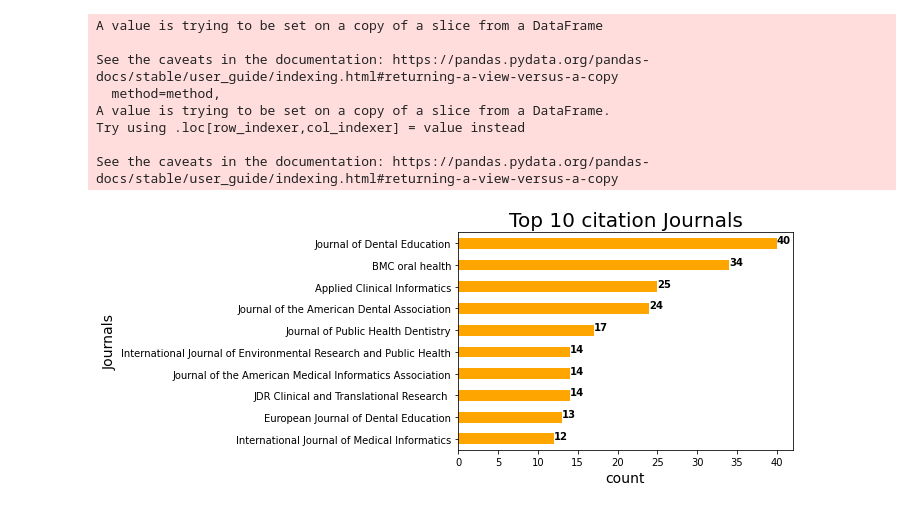
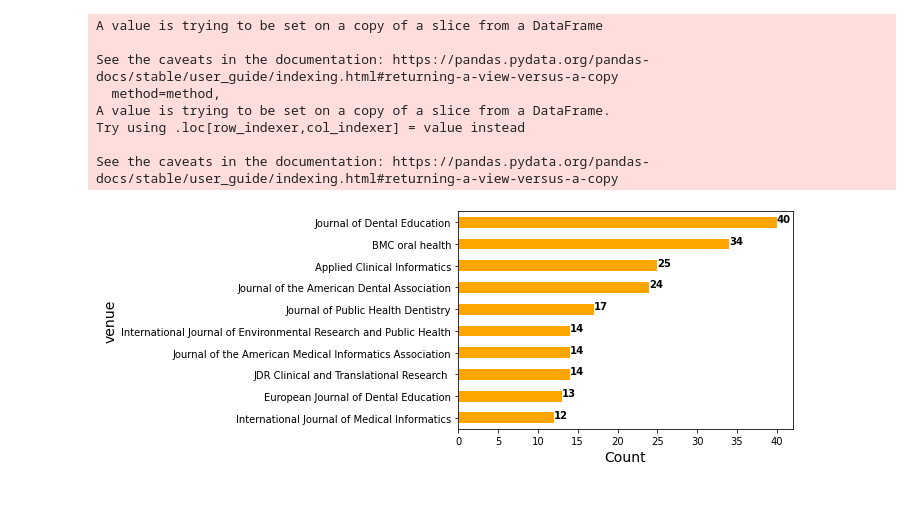
Before and after one commit to DentalInformatics/DentalInformatics, a Jupyter notebook: CitationArticles_Analysis.ipynb, the cells around one changed output. Cells and saved outputs as stored; diff of their text form; code cells hidden in the pictures.

```diff
--- a/CitationArticles_Analysis.ipynb
+++ b/CitationArticles_Analysis.ipynb
@@ -155,23 +155,23 @@ plotgraph.to_csv("citing_venue_f_l.csv")
 # %%
 #Plotting a graph for top 10 authors with the maximum number of articles published.
 import pandas as pd
 import matplotlib.pyplot as plt
 plotgraph= pd.read_csv("CitingVenue_fullnames.csv",encoding = "ISO-8859-1")
 plotgraph.set_index("citing_venue",drop=True,inplace=True)
 ax=plotgraph.plot.barh(color = 'orange')
 ax.invert_yaxis()
-plt.title("Top 10 citation Journals",fontsize=20)
-plt.xlabel("count",fontsize=14)
-plt.ylabel("Journals",fontsize=14)
+# plt.title("Top 10 citation Journals",fontsize=20)
+plt.xlabel("Count",fontsize=14)
+plt.ylabel("venue",fontsize=14)
 venue=plotgraph['count']
 # plotgraph= df.nlargest(10, ['count'])[["Reference_paper_venue","count"]]
 # plotgraph
 ax.legend().set_visible(False)
 for i, v in enumerate(venue):
     ax.text(v, i, str(v),
             color = 'black', fontweight = 'bold')
 # plt.savefig('ref_Analysis_graph.png',bbox_inches='tight',dpi=400)
 plt.savefig('Citation_Analysis_graph.png',bbox_inches='tight',dpi=400)
 plt.show()
 # %% [output]
-[figure, old version]
+[figure, new version]
```
Also changed, not shown: parts of 2 cells of this notebook.
